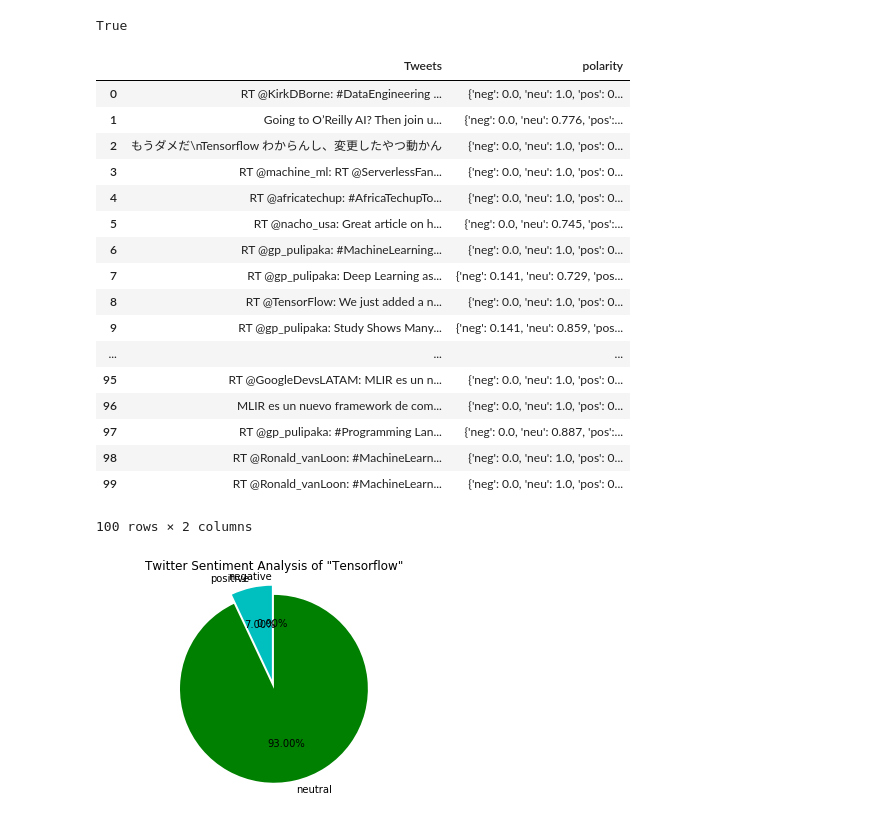
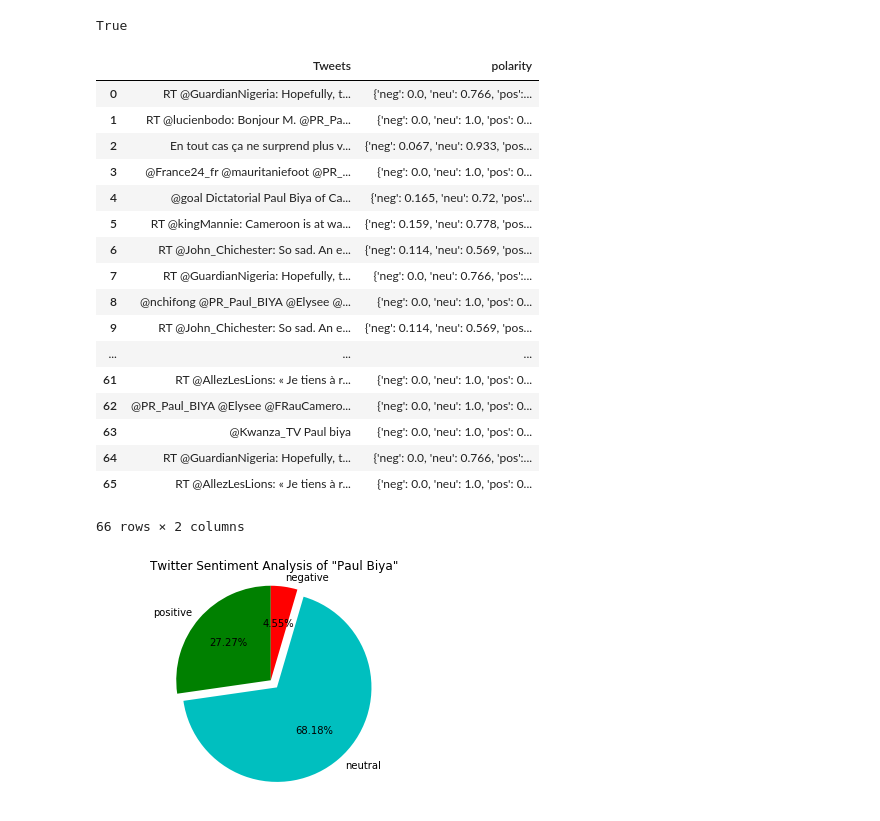
Before and after one commit to obeshor/DataLit, a Jupyter notebook: 1-Data Collection/Sentiment_Analysis.ipynb, the cells around one changed output. Cells and saved outputs as stored; diff of their text form; code cells hidden in the pictures.

Commit message:
finished sentiment anlysis

```diff
--- a/1-Data Collection/Sentiment_Analysis.ipynb
+++ b/1-Data Collection/Sentiment_Analysis.ipynb
@@ -31,17 +31,17 @@ import pandas as pd
 from nltk.sentiment.vader import SentimentIntensityAnalyzer
 # %%
 #My Twitter API Authentication Variables
-consumer_key = ' '
-consumer_secret = ''
-access_token = ''
-access_token_secret = ''
+consumer_key = 'v6f4a5s0SPsSCMG8oO9lHCvTh'
+consumer_secret = 'k6qCHbtGQg3yI6kv2E1FRSKNYKYBblFgXKgknWjbtQyr7H3ilL'
+access_token = '2594724038-t7YaHRGdeQ8Yc6jn9uPtza1GiEMXhFSMryYVTvu'
+access_token_secret = 'EG1IaZnlMNKrfaEye7GW5NiwRe3qAyXgAIYFUXIWzcpEq'
 # %%
 auth = tweepy.OAuthHandler(consumer_key, consumer_secret)
 auth.set_access_token(access_token, access_token_secret)
 
 api = tweepy.API(auth)
 
-tweets = api.search('Tensorflow', count=300)
+tweets = api.search('Paul Biya', count=1000)
 
 
 data = pd.DataFrame(data=[tweet.text for tweet in tweets], columns=['Tweets'])
@@ -85,23 +85,23 @@ data['polarity'] = se.values
 display(data.head(100))
 # %% [output]
 |  | Tweets | polarity |
-| 0 | RT @KirkDBorne: #DataEngineering ... | {'neg': 0.0, 'neu': 1.0, 'pos': 0... |
-| 1 | Going to O’Reilly AI? Then join u... | {'neg': 0.0, 'neu': 0.776, 'pos':... |
-| 2 | もうダメだ\nTensorflow わからんし、変更したやつ動かん | {'neg': 0.0, 'neu': 1.0, 'pos': 0... |
-| 3 | RT @machine_ml: RT @ServerlessFan... | {'neg': 0.0, 'neu': 1.0, 'pos': 0... |
-| 4 | RT @africatechup: #AfricaTechupTo... | {'neg': 0.0, 'neu': 1.0, 'pos': 0... |
-| 5 | RT @nacho_usa: Great article on h... | {'neg': 0.0, 'neu': 0.745, 'pos':... |
-| 6 | RT @gp_pulipaka: #MachineLearning... | {'neg': 0.0, 'neu': 1.0, 'pos': 0... |
-| 7 | RT @gp_pulipaka: Deep Learning as... | {'neg': 0.141, 'neu': 0.729, 'pos... |
-| 8 | RT @TensorFlow: We just added a n... | {'neg': 0.0, 'neu': 1.0, 'pos': 0... |
-| 9 | RT @gp_pulipaka: Study Shows Many... | {'neg': 0.141, 'neu': 0.859, 'pos... |
+| 0 | RT @GuardianNigeria: Hopefully, t... | {'neg': 0.0, 'neu': 0.766, 'pos':... |
+| 1 | RT @lucienbodo: Bonjour M. @PR_Pa... | {'neg': 0.0, 'neu': 1.0, 'pos': 0... |
+| 2 | En tout cas ça ne surprend plus v... | {'neg': 0.067, 'neu': 0.933, 'pos... |
+| 3 | @France24_fr @mauritaniefoot @PR_... | {'neg': 0.0, 'neu': 1.0, 'pos': 0... |
+| 4 | @goal Dictatorial Paul Biya of Ca... | {'neg': 0.165, 'neu': 0.72, 'pos'... |
+| 5 | RT @kingMannie: Cameroon is at wa... | {'neg': 0.159, 'neu': 0.778, 'pos... |
+| 6 | RT @John_Chichester: So sad. An e... | {'neg': 0.114, 'neu': 0.569, 'pos... |
+| 7 | RT @GuardianNigeria: Hopefully, t... | {'neg': 0.0, 'neu': 0.766, 'pos':... |
+| 8 | @nchifong @PR_Paul_BIYA @Elysee @... | {'neg': 0.0, 'neu': 1.0, 'pos': 0... |
+| 9 | RT @John_Chichester: So sad. An e... | {'neg': 0.114, 'neu': 0.569, 'pos... |
 | ... | ... | ... |
-| 95 | RT @GoogleDevsLATAM: MLIR es un n... | {'neg': 0.0, 'neu': 1.0, 'pos': 0... |
-| 96 | MLIR es un nuevo framework de com... | {'neg': 0.0, 'neu': 1.0, 'pos': 0... |
-| 97 | RT @gp_pulipaka: #Programming Lan... | {'neg': 0.0, 'neu': 0.887, 'pos':... |
-| 98 | RT @Ronald_vanLoon: #MachineLearn... | {'neg': 0.0, 'neu': 1.0, 'pos': 0... |
-| 99 | RT @Ronald_vanLoon: #MachineLearn... | {'neg': 0.0, 'neu': 1.0, 'pos': 0... |
+| 61 | RT @AllezLesLions: « Je tiens à r... | {'neg': 0.0, 'neu': 1.0, 'pos': 0... |
+| 62 | @PR_Paul_BIYA @Elysee @FRauCamero... | {'neg': 0.0, 'neu': 1.0, 'pos': 0... |
+| 63 | @Kwanza_TV Paul biya | {'neg': 0.0, 'neu': 1.0, 'pos': 0... |
+| 64 | RT @GuardianNigeria: Hopefully, t... | {'neg': 0.0, 'neu': 0.766, 'pos':... |
+| 65 | RT @AllezLesLions: « Je tiens à r... | {'neg': 0.0, 'neu': 1.0, 'pos': 0... |
-100 rows × 2 columns
+66 rows × 2 columns
 # %%
 tweets=pd.DataFrame()
 
@@ -125,17 +125,17 @@ for compound in tweets["compound"]:
 # %%
 import matplotlib.pyplot as plt
 
 labels = 'positive', 'neutral', 'negative'
 sections = [pos, neu, neg]
-colors = ['c', 'g', 'y']
+colors = ['g', 'c', 'r']
 
 plt.pie(sections, labels=labels, colors=colors,
         startangle=90,
         explode = (0, 0.1, 0),
         autopct = '%1.2f%%')
 
 plt.axis('equal') # Try commenting this out.
-plt.title('Twitter Sentiment Analysis of "Tensorflow"')
+plt.title('Twitter Sentiment Analysis of "Paul Biya"')
 plt.show()
 # %% [output]
-[figure, old version]
+[figure, new version]
```
Also changed, not shown: parts of 2 cells of this notebook.
